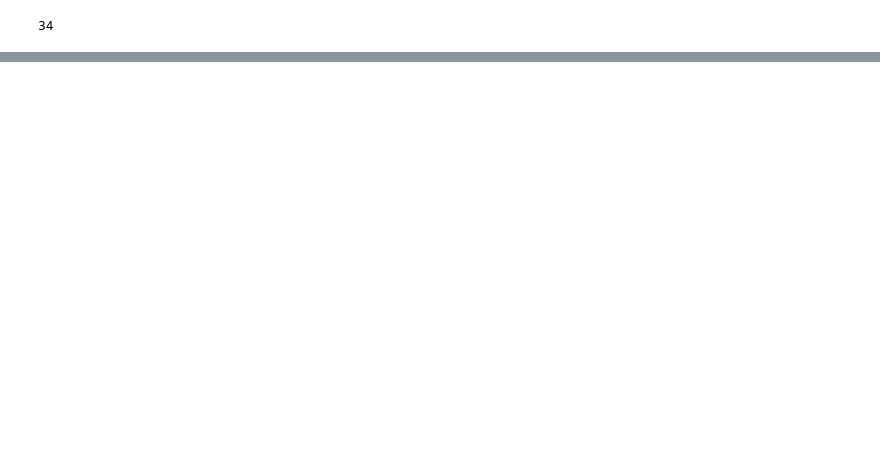
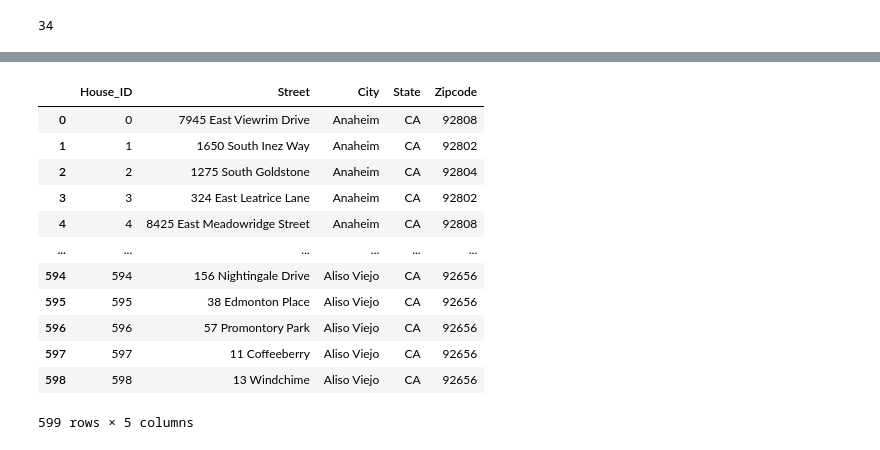
Before and after one commit to adamstabell/ETL-Project, a Jupyter notebook: Compass_RealEstate_WebScraping.ipynb, the cells around one changed output, grey strips where cells are left out. Cells and saved outputs as stored; diff of their text form; code cells hidden in the pictures; blank space fills up the shorter version.

```diff
--- a/Compass_RealEstate_WebScraping.ipynb
+++ b/Compass_RealEstate_WebScraping.ipynb
@@ -96,0 +115,6 @@ Clean_Listings.to_csv('Data/Home_Listings.csv')
+# %%
+# Create engine, declare base, reflect, show keys
+engine = create_engine("sqlite:///SQL_db/NeighborhoodWatch.sqlite")
+Base = automap_base()
+Base.prepare(engine, reflect=True)
+Base.classes.keys()
@@ -96,0 +190,17 @@ Clean_Listings.to_csv('Data/Home_Listings.csv')
+# %%
+#Sanity Check
+pd.read_sql('Property_Address', con=engine)
+# %% [output]
+|  | House_ID | Street | City | State | Zipcode |
+| 0 | 0 | 7945 East Viewrim Drive | Anaheim | CA | 92808 |
+| 1 | 1 | 1650 South Inez Way | Anaheim | CA | 92802 |
+| 2 | 2 | 1275 South Goldstone | Anaheim | CA | 92804 |
+| 3 | 3 | 324 East Leatrice Lane | Anaheim | CA | 92802 |
+| 4 | 4 | 8425 East Meadowridge Street | Anaheim | CA | 92808 |
+| ... | ... | ... | ... | ... | ... |
+| 594 | 594 | 156 Nightingale Drive | Aliso Viejo | CA | 92656 |
+| 595 | 595 | 38 Edmonton Place | Aliso Viejo | CA | 92656 |
+| 596 | 596 | 57 Promontory Park | Aliso Viejo | CA | 92656 |
+| 597 | 597 | 11 Coffeeberry | Aliso Viejo | CA | 92656 |
+| 598 | 598 | 13 Windchime | Aliso Viejo | CA | 92656 |
+599 rows × 5 columns
```
Also changed, not shown: parts of 11 cells of this notebook, 3 other files.
